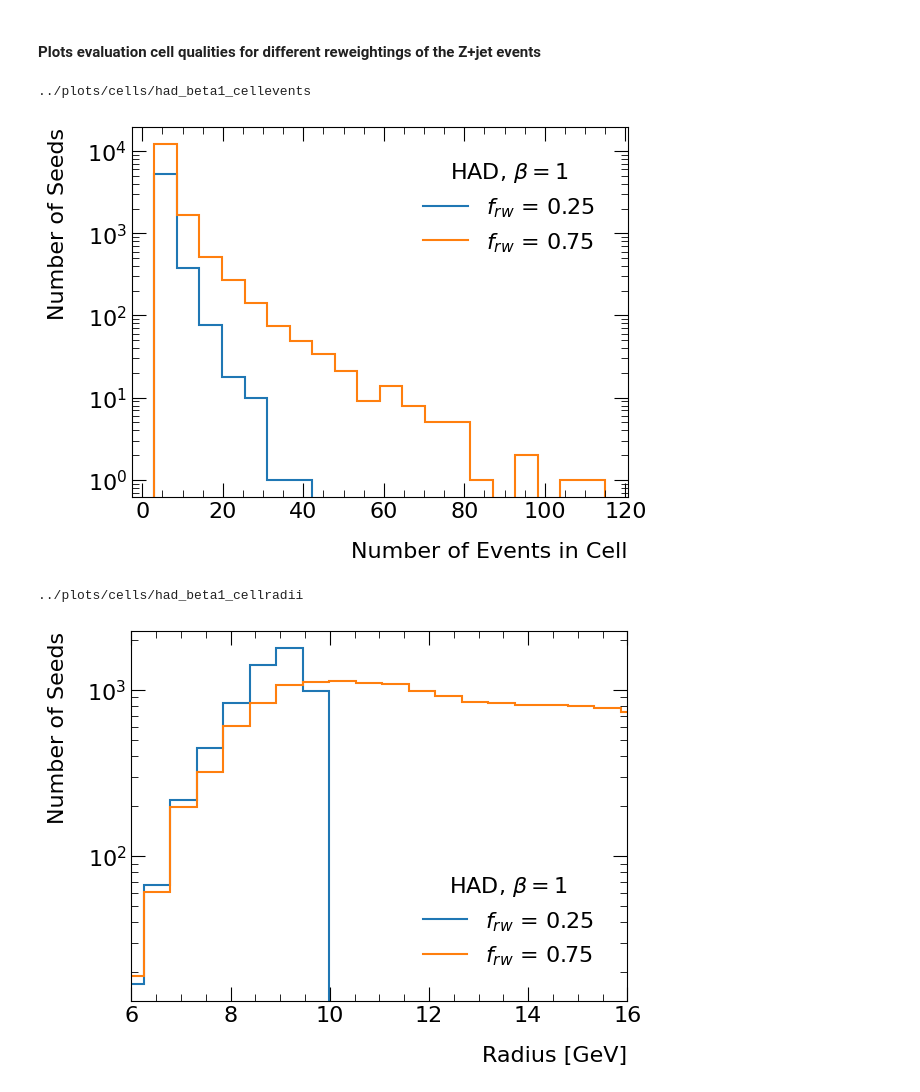
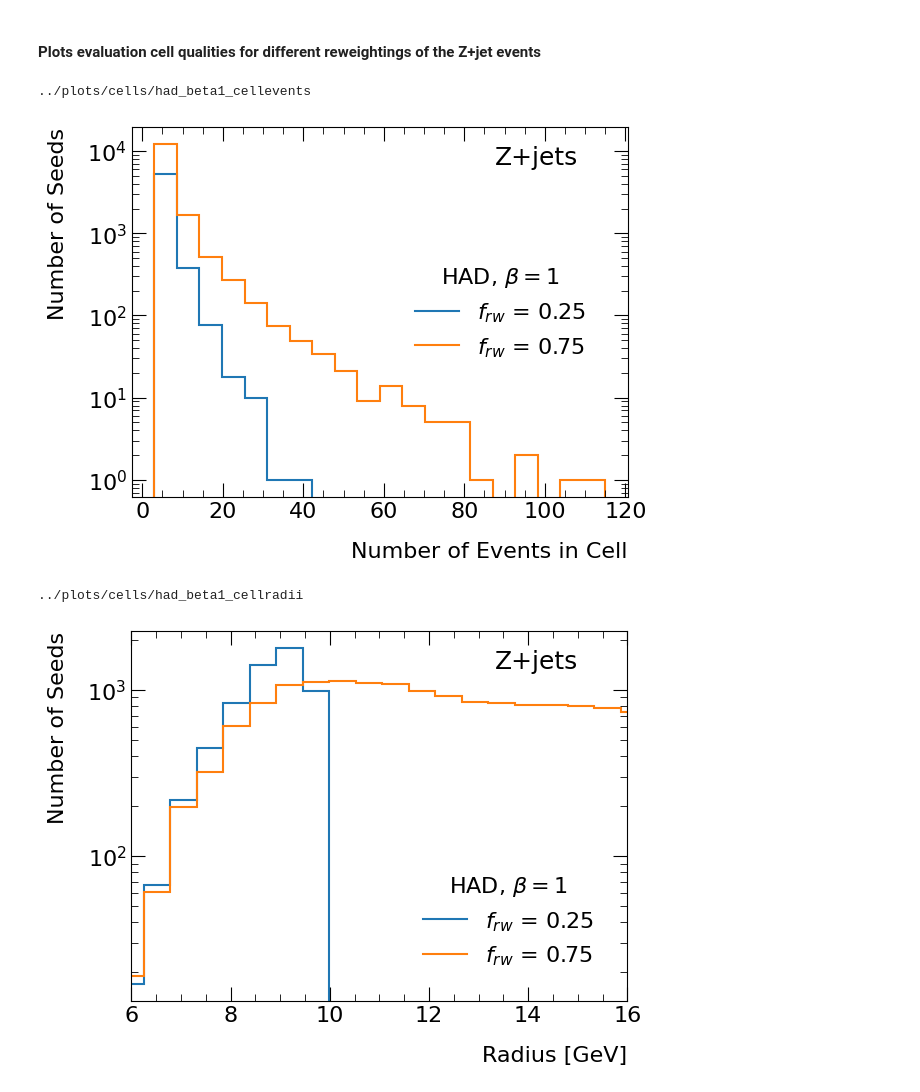
Before and after one commit to leblanc-lab/ot-cres, a Jupyter notebook: notebooks/cell_plots.ipynb, the cells around one changed output. Saved outputs shown, nothing was run; the diff lists cells and outputs as text; code cells hidden in the pictures.

```diff
--- a/notebooks/cell_plots.ipynb
+++ b/notebooks/cell_plots.ipynb
@@ -26,35 +26,36 @@ elif stage == "had":
     stage_str = "HAD"
     cell_pop_files = [path + "/cell_info/cell_pop_had_9p7gev_b1.npy",
                       path + "/cell_info/cell_pop_had_16p4gev_b1.npy"]
 cell_pop_arrays = [np.load(f) for f in cell_pop_files]
 
 # Find the global min/max for consistent binning
 all_data = np.concatenate(cell_pop_arrays)
 bins = np.linspace(np.min(all_data), np.max(all_data), 21)  # 20 bins
 
 # Create histograms and plot
 fig, ax = plt.subplots()
 
 for data, frac in zip(cell_pop_arrays, rwFracs):
     counts, bin_edges = np.histogram(data, bins=bins)
     hep.histplot(counts, bin_edges, ax=ax, label=r"$f_{rw}$ = " + f'{frac}')
+ax.text(0.9, 0.95, "Z+jets", transform=ax.transAxes, horizontalalignment='right', verticalalignment='top', fontsize=18)
 
 
 ax.set_yscale("log")
 configure_axis(ax, "Number of Events in Cell", "Number of Seeds")
-ax.legend(title=rf"{stage_str}, $\beta=1$", frameon=False, fontsize=16, loc="upper right", borderpad=1.0, title_fontsize=16)
+ax.legend(title=rf"{stage_str}, $\beta=1$", frameon=False, fontsize=16, loc="center right", borderpad=1.4, title_fontsize=16)
 
 directory = f"../plots/cells"
 filename = stage + "_beta1_cellevents"
 if not os.path.exists(directory):
     os.makedirs(directory)
 print(f"{directory}/{filename}")
 plt.savefig(f"{directory}/{filename}.pdf", bbox_inches='tight')
 
 plt.show()
 # %% [output]
 ../plots/cells/had_beta1_cellevents
-[figure, old version]
+[figure, new version]
 # %%
 rwFracs = [0.25, 0.75]
 if stage == "hp":
@@ -88,6 +89,8 @@ configure_axis(ax, "Radius [GeV]", "Number of Seeds")
 ax.legend(title=rf"{stage_str}, $\beta=1$", frameon=False, fontsize=16, loc="lower right", borderpad=1.0, title_fontsize=16)
 ax.set_xlim(6, 16)
 
+ax.text(0.9, 0.95, "Z+jets", transform=ax.transAxes, horizontalalignment='right', verticalalignment='top', fontsize=18)
+
 directory = f"../plots/cells"
 filename = stage + "_beta1_cellradii"
 if not os.path.exists(directory):
@@ -98,7 +101,7 @@ plt.savefig(f"{directory}/{filename}.pdf", bbox_inches='tight')
 plt.show()
 # %% [output]
 ../plots/cells/had_beta1_cellradii
-[figure, old version]
+[figure, new version]
 # %%
 rwFracs = [0.25, 0.75]
 stage = "hp"
```
Also changed, not shown: parts of 1 cell of this notebook, 5 other files.
